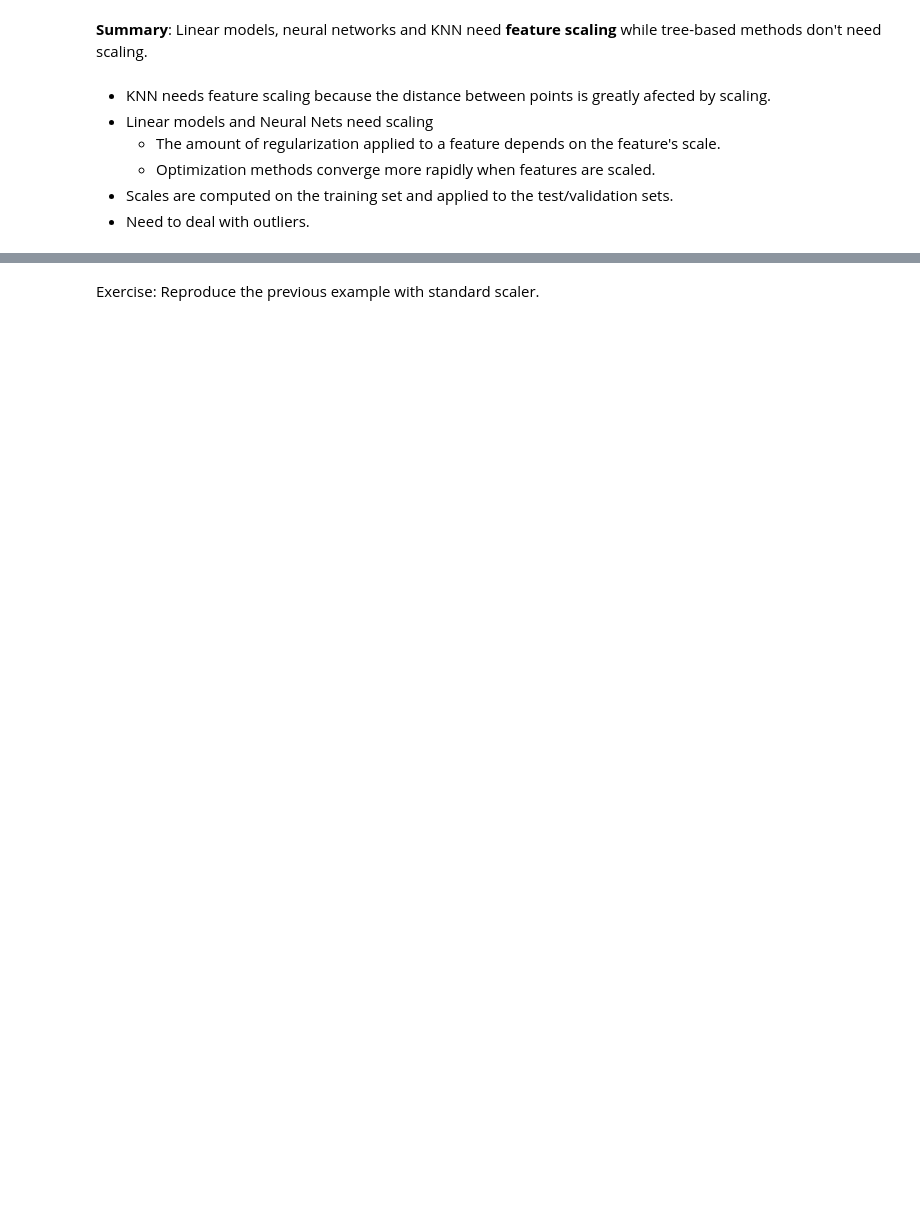
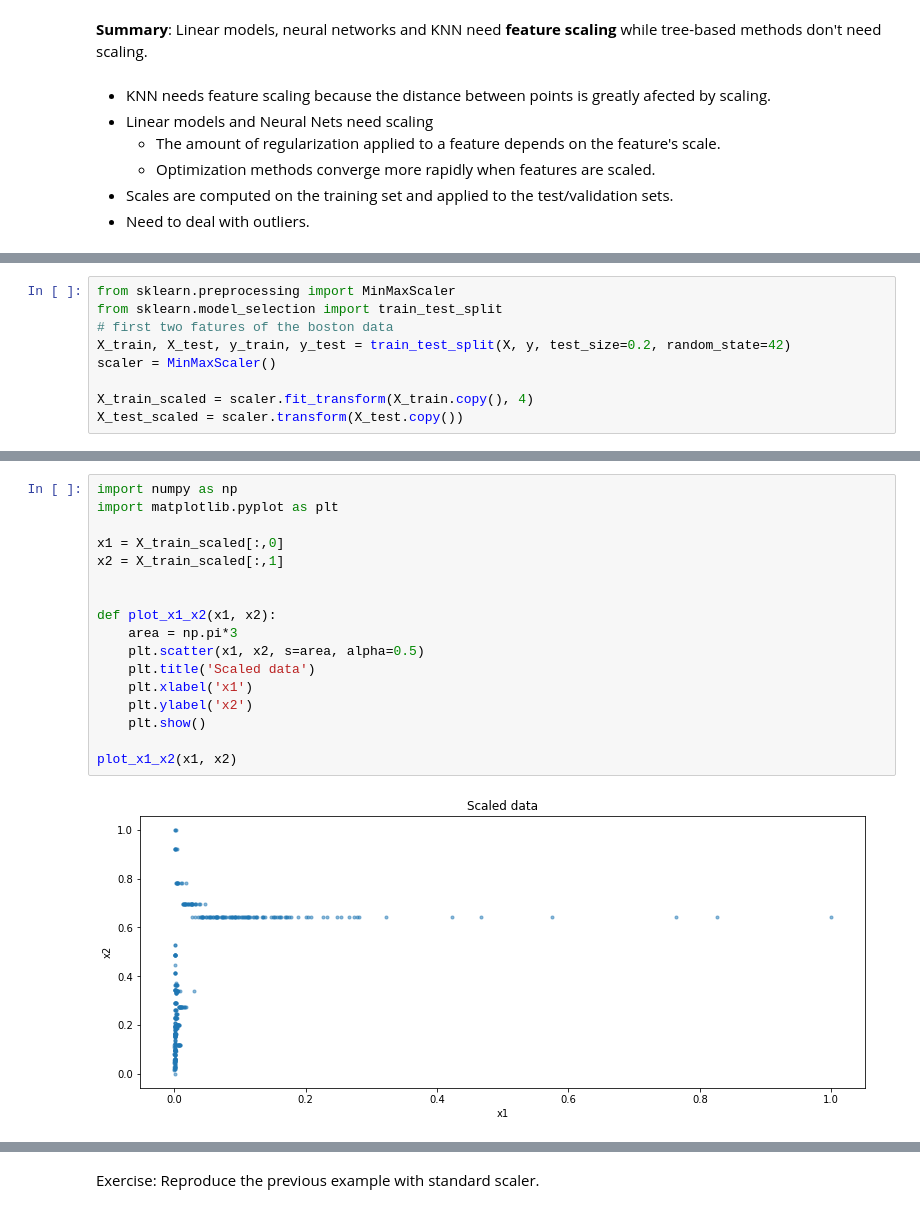
Before and after one commit to yanneta/ML-notebooks, a Jupyter notebook: feature_eng_lecture.ipynb, the cells around one changed output, grey strips where cells are left out. Drawn from its saved outputs; the diff is of its cells as text; blank space fills up the shorter version.

```diff
--- a/feature_eng_lecture.ipynb
+++ b/feature_eng_lecture.ipynb
@@ -178,0 +192,9 @@ X = (X - mean)/std
+# %%
+from sklearn.preprocessing import MinMaxScaler
+from sklearn.model_selection import train_test_split
+# first two fatures of the boston data
+X_train, X_test, y_train, y_test = train_test_split(X, y, test_size=0.2, random_state=42)
+scaler = MinMaxScaler()
+
+X_train_scaled = scaler.fit_transform(X_train.copy(), 4)
+X_test_scaled = scaler.transform(X_test.copy())
@@ -178,0 +214,19 @@ X = (X - mean)/std
+# %%
+import numpy as np
+import matplotlib.pyplot as plt
+
+x1 = X_train_scaled[:,0]
+x2 = X_train_scaled[:,1]
+
+
+def plot_x1_x2(x1, x2):
+    area = np.pi*3
+    plt.scatter(x1, x2, s=area, alpha=0.5)
+    plt.title('Scaled data')
+    plt.xlabel('x1')
+    plt.ylabel('x2')
+    plt.show()
+
+plot_x1_x2(x1, x2)
+# %% [output]
+[figure, added]
```
Also changed, not shown: parts of 51 cells of this notebook.
